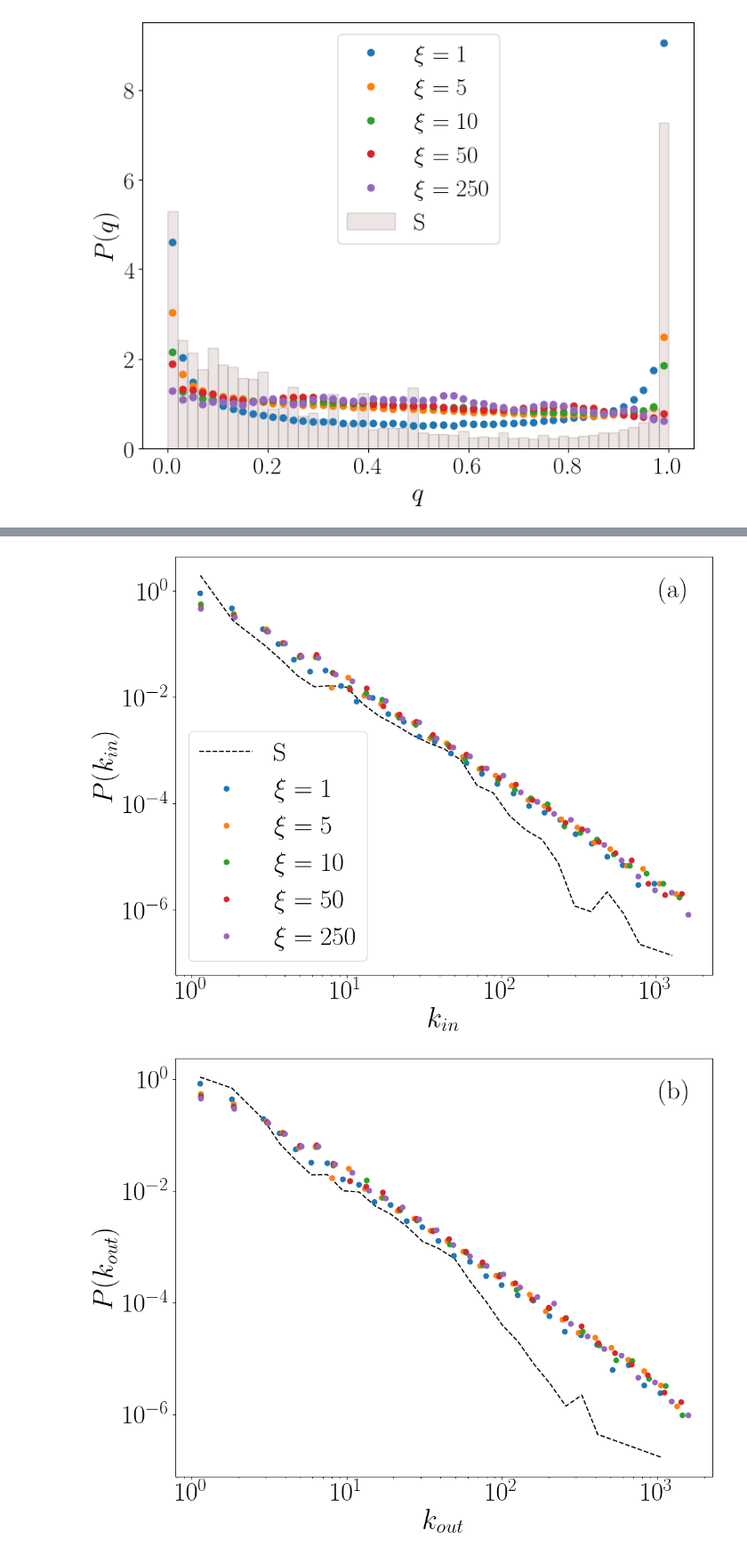
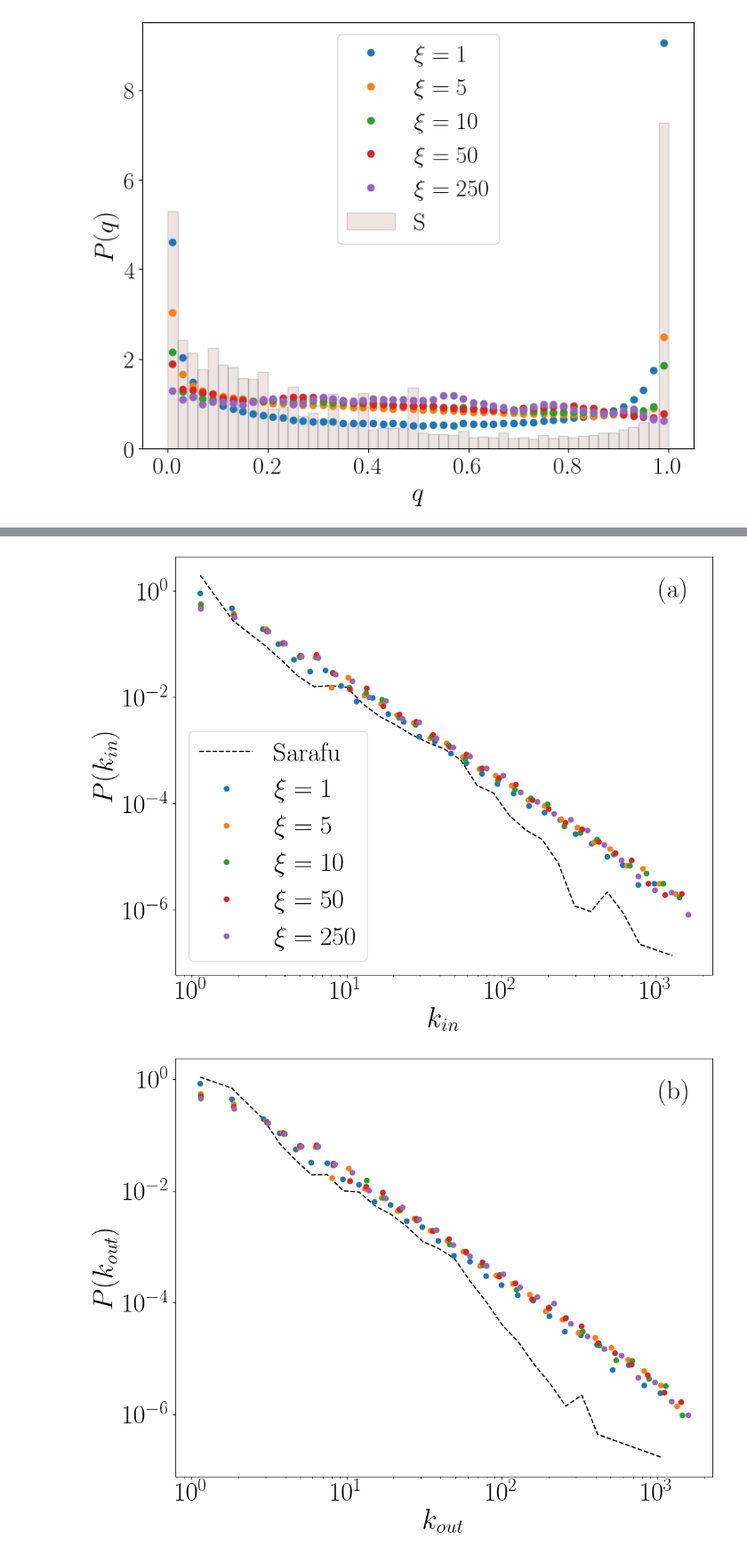
Before and after one commit to claudcelle/adtxns_paper, a Jupyter notebook: code/plotting-pickeld-histograms.ipynb, the cells around one changed output, grey strips where cells are left out. Shown at 89% size. Cells and saved outputs as stored; diff of their text form; code cells hidden in the pictures.

```diff
--- a/code/plotting-pickeld-histograms.ipynb
+++ b/code/plotting-pickeld-histograms.ipynb
@@ -424,37 +589,37 @@ divider = Divider(
 )
 
 ax = fig.add_axes(
     divider.get_position(),
     axes_locator=divider.new_locator(nx=1, ny=1)
 )
 
 # sarafu as bars (expects h1 = (centers, heights, widths))
-# ax.bar(h1[0], h1[1], h1[2], align="center", edgecolor="k", alpha=0.15, color="tab:brown", label="S")
-ax.plot(h1[0], h1[1], 'k--', marker=None,label="S")
+# ax.bar(h1[0], h1[1], h1[2], align="center", edgecolor="k", alpha=0.15, color="tab:brown", label='Sarafu')
+ax.plot(h1[0], h1[1], 'k--', marker=None,label='Sarafu')
 
 # ---- overlay simulations (subset selected by QUERY) ----
 for _, row in meta_slice.iterrows():
     s = row["s"]
     b = row["burstiness"]
 
     fname_simu = f"simulation__metric={keyword}__s={s}__b={b}"
     h_simu = pickle.load(open(PICKLED / BATCH / "histograms" / f"{fname_simu}.pkl", "rb"))
 
     # simulation as line (expects h_simu = (x, y) or (centers, heights, ...))
     ax.plot(h_simu[0], h_simu[1], 'o', linestyle="None", label=rf"$\xi={s}$")
 
 ax.set_xlabel(xlabel)
 ax.set_ylabel(ylabel)
 if loglog:
     ax.loglog()
 ax.text(text_x,text_y, "(a)", transform=ax.transAxes, va="top")
-ax.legend()
+ax.legend(fontsize = 26)
 
 # optional save (encodes the filter used + metric)
 # print(FIGURES / f"{disp}__metric={keyword}__filter={tag}.pdf")
 fig.savefig(FIGURES / f"{save_name}.pdf")
 # %% [output]
-[figure, old version]
+[figure, new version]
 # %%
 keyword = "out_degree"
 xlabel = r"$k_{out}$"
```
Also changed, not shown: parts of 8 cells of this notebook, 9 other files.
